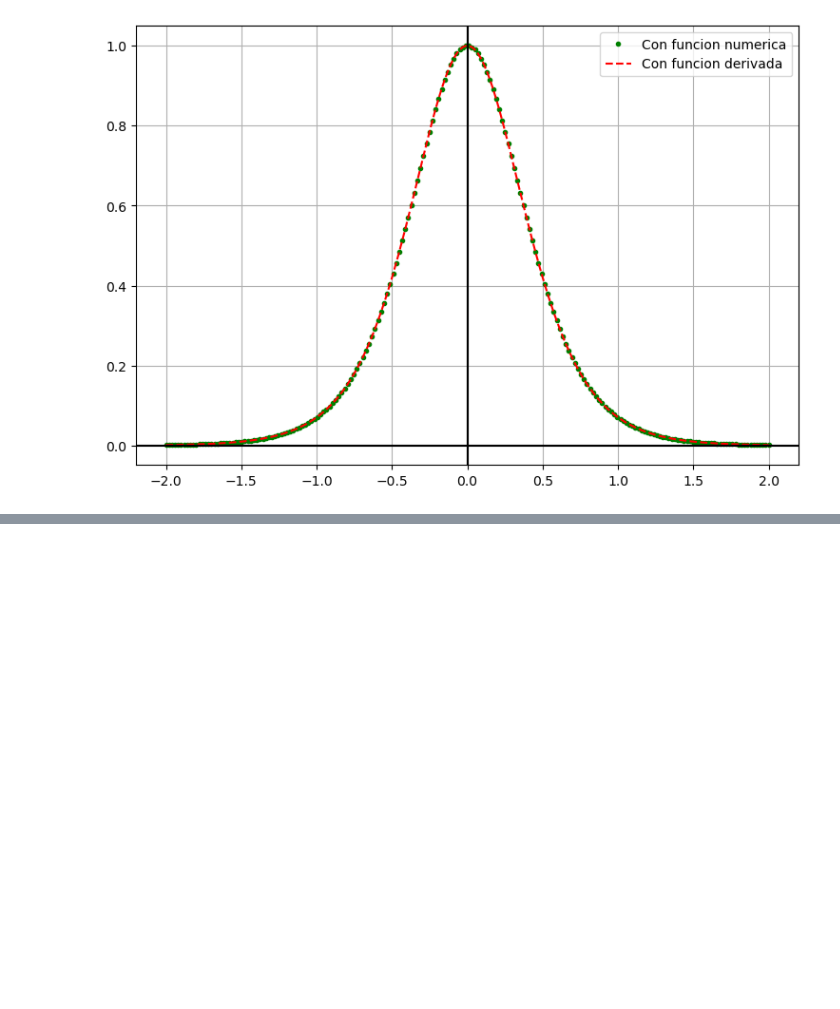
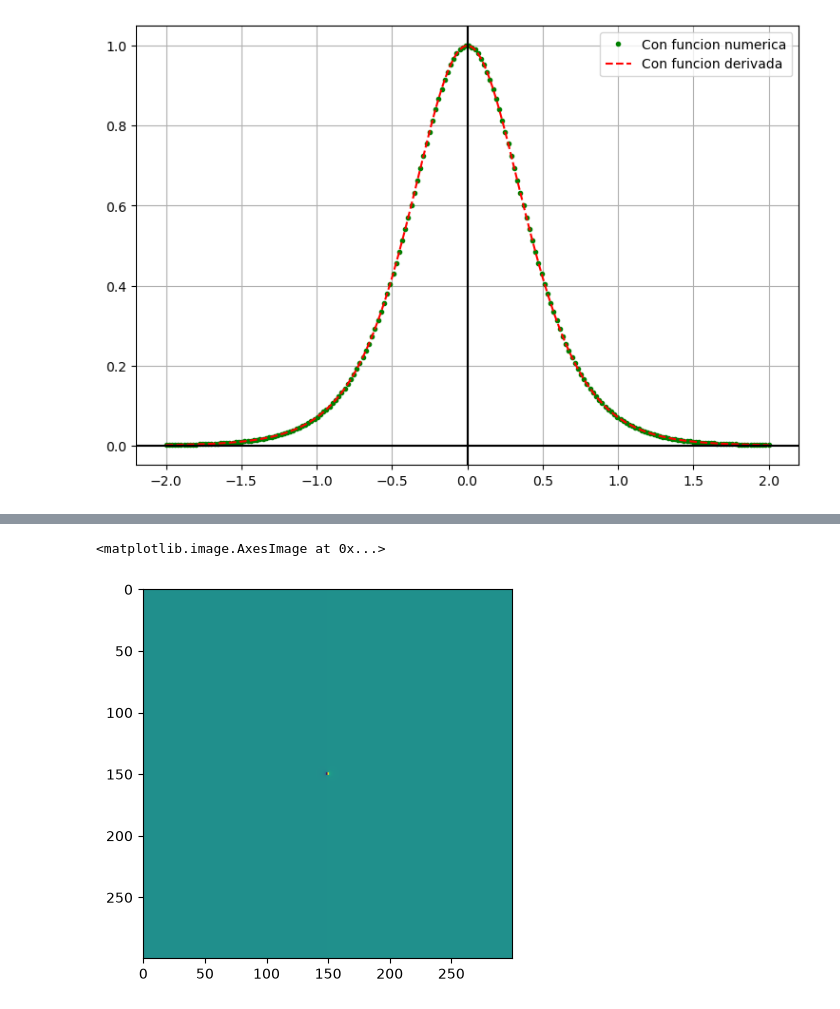
Before and after one commit to SebastianDhamar/RepositorioFisicaComp, a Jupyter notebook: Tareas-Practicas/TareaPractica5.ipynb, the cells around one changed output, grey strips where cells are left out. Cells and saved outputs as stored; diff of their text form; code cells hidden in the pictures; blank space fills up the shorter version.

```diff
--- a/Tareas-Practicas/TareaPractica5.ipynb
+++ b/Tareas-Practicas/TareaPractica5.ipynb
@@ -49,0 +108,26 @@ def phi(q,x,y):
+# %%
+import numpy as np
+def phi(q,x,y):
+    e0= 8.85*10**(-12)
+    r=np.sqrt((x**2)+(y**2))
+    return q/(4*np.pi*e0*r)
+
+h=10**(-9)
+
+def dpx(q,x,y):
+    return(phi(q,x+h/2,y)-phi(q,x-h/2,y))/h
+
+def dpy(q,x,y):
+    return(phi(q,x,y+h/2)-phi(q,x,y-h/2))/h
+# %%
+P1= phi(q1,X-x1,Y-y1)
+P2= phi(q2,X-x2,Y-y2)
+
+P= P1+P2
+
+Px= dpx(q,X,Y)
+
+plt.imshow(Px)
+# %% [output]
+<matplotlib.image.AxesImage at 0x...>
+[figure, added]
```
Also changed, not shown: parts of 7 cells of this notebook, 1 other file.
